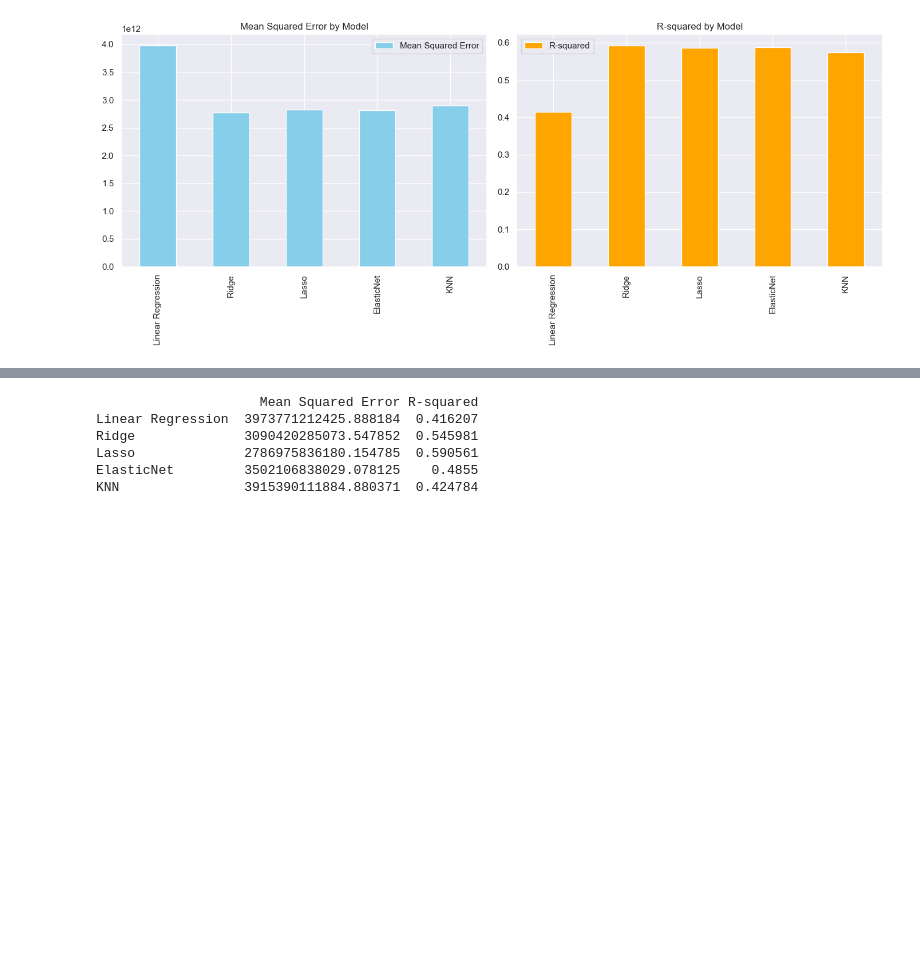
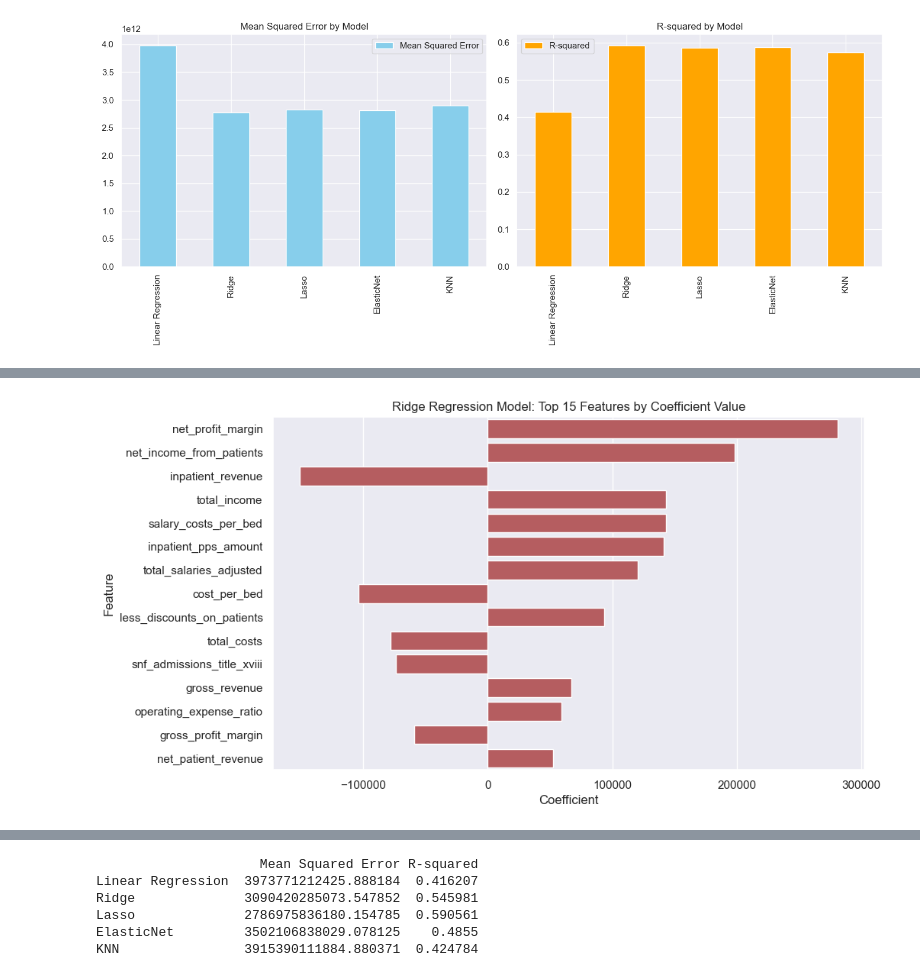
Before and after one commit to Musiik-fn/620-Project-Codebase, a Jupyter notebook: Codebase/620ProjectWhiteboard.ipynb, the cells around one changed output, grey strips where cells are left out. Drawn from its saved outputs; the diff is of its cells as text; code cells hidden in the pictures; blank space fills up the shorter version.

Commit message:
code refactoring and figures added

```diff
--- a/Codebase/620ProjectWhiteboard.ipynb
+++ b/Codebase/620ProjectWhiteboard.ipynb
@@ -771,3 +771,82 @@ def evaluate_regression_models(df, target_column, scaler, test_size=0.1, random_
     results.plot(kind='bar', y='R-squared', ax=ax[1], color='orange', title=f'R-squared by Model (Scaler: {scaler})')
     plt.tight_layout()
     plt.show()
+# %%
+def extract_best_regression_models(df, target_column, scaler, test_size=0.1, random_state=123):
+    """
+    Evaluate various regression models on a given DataFrame with specified scaler.
+    Returns the best model based on R-squared.
+    """
+    X = df.drop([target_column], axis=1)
+    y = df[target_column]
+
+    # Define numerical features for scaling
+    numericalFeatures = X.columns[X.dtypes != 'object']
+
+    # Preprocessor using ColumnTransformer to apply scaling only to numerical features
+    preprocessor = ColumnTransformer(
+        transformers=[
+            ('num', scaler, numericalFeatures)
+        ])
+
+    models = {
+        'Linear Regression': LinearRegression(),
+        'Ridge': Ridge(alpha=20000),
+        'Lasso': Lasso(alpha=20000),
+        'ElasticNet': ElasticNet(alpha=1.0, l1_ratio=0.5),
+        'KNN': KNeighborsRegressor(n_neighbors=2)
+    }
+
+    results = pd.DataFrame(index=models.keys(), columns=['Mean Squared Error', 'R-squared', 'Pipeline'])
+
+    # Iterate over models, create a full pipeline, and evaluate
+    for name, model in models.items():
+        pipeline = Pipeline(steps=[('preprocessor', preprocessor),
+                                   ('regressor', model)])
+        # Split data into train and test sets
+        X_train, X_test, y_train, y_test = train_test_split(X, y, test_size=test_size, random_state=random_state)
+        # Fit the model
+        pipeline.fit(X_train, y_train)
+        # Predict
+        y_pred = pipeline.predict(X_test)
+        # Evaluate
+        mse = mean_squared_error(y_test, y_pred)
+        r2 = r2_score(y_test, y_pred)
+        results.loc[name] = [mse, r2, pipeline]
+
+    # Selecting the best model based on R-squared
+    best_model_name = results['R-squared'].astype(float).idxmax()
+    best_model = results.loc[best_model_name, 'Pipeline']
+
+    return best_model, results
+
+# Example usage:
+best_model, results = extract_best_regression_models(df, 'net_income', RobustScaler())
+print(results)
+
+# Extract coefficients and feature names
+coefs = best_model.named_steps['regressor'].coef_
+features = best_model.named_steps['preprocessor'].transformers_[0][2]  # Assuming numerical features only
+
+# Pair coefficients with feature names
+feature_importance = pd.DataFrame({'Feature': features, 'Coefficient': coefs})
+# Sorting by the absolute value of the coefficients
+feature_importance['abs_coefficient'] = feature_importance['Coefficient'].abs()
+feature_importance_sorted = feature_importance.sort_values(by='abs_coefficient', ascending=False)
+
+# Dropping the auxiliary column if not needed
+feature_importance_sorted.drop(columns=['abs_coefficient'], inplace=True)
+
+print(feature_importance_sorted)
+
+top_15_features = feature_importance_sorted.head(15)
+
+plt.figure(figsize=(10, 6))
+sns.barplot(data = top_15_features, x='Coefficient', y='Feature', color='r')
+plt.title('Ridge Regression Model: Top 15 Features by Coefficient Value')
+plt.xlabel('Coefficient')
+plt.ylabel('Feature')
+plt.show()
+
+top_15_features
+# %% [output]
@@ -773,0 +870 @@ def evaluate_regression_models(df, target_column, scaler, test_size=0.1, random_
+[figure, added]
```
Also changed, not shown: parts of 2 cells of this notebook, 13 other files.
